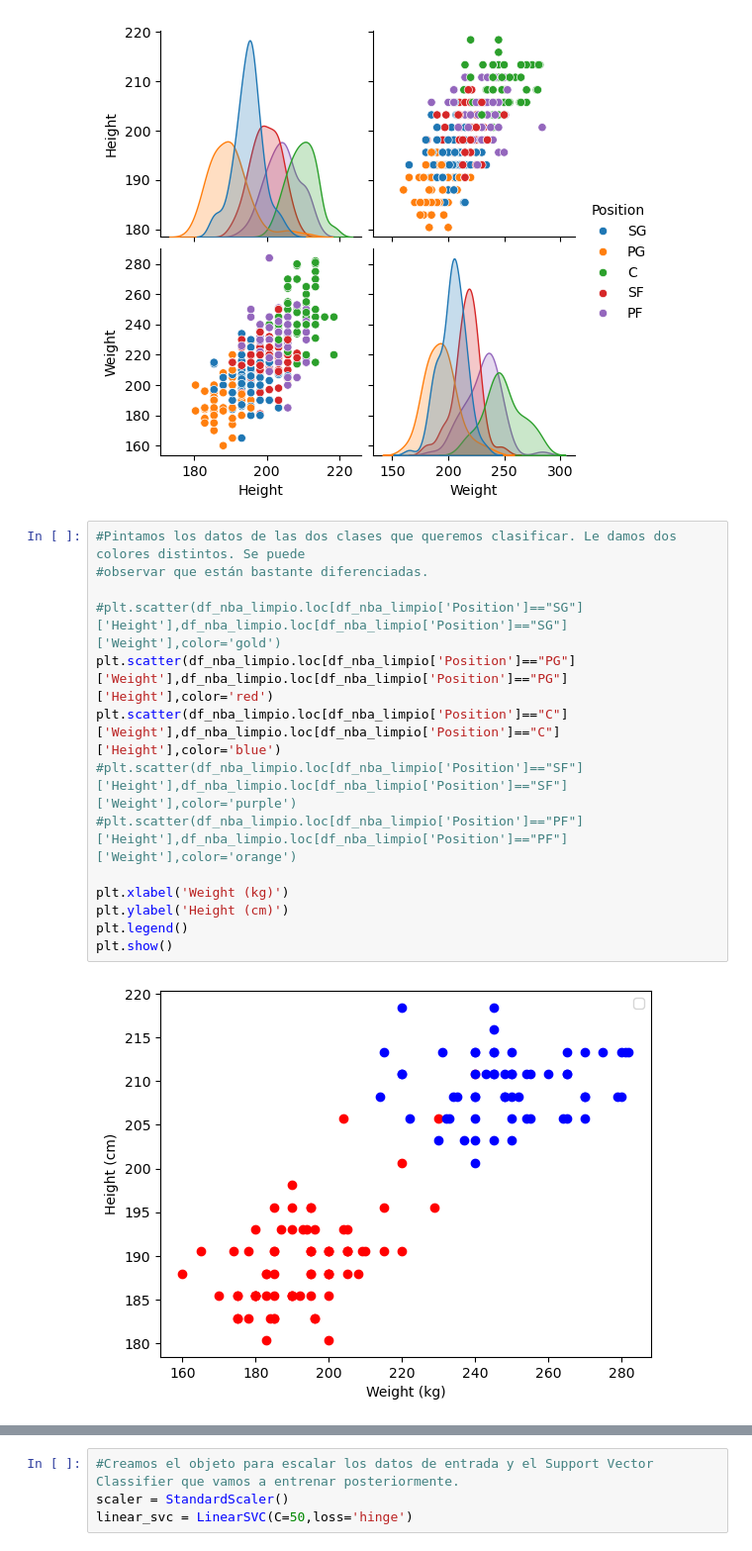
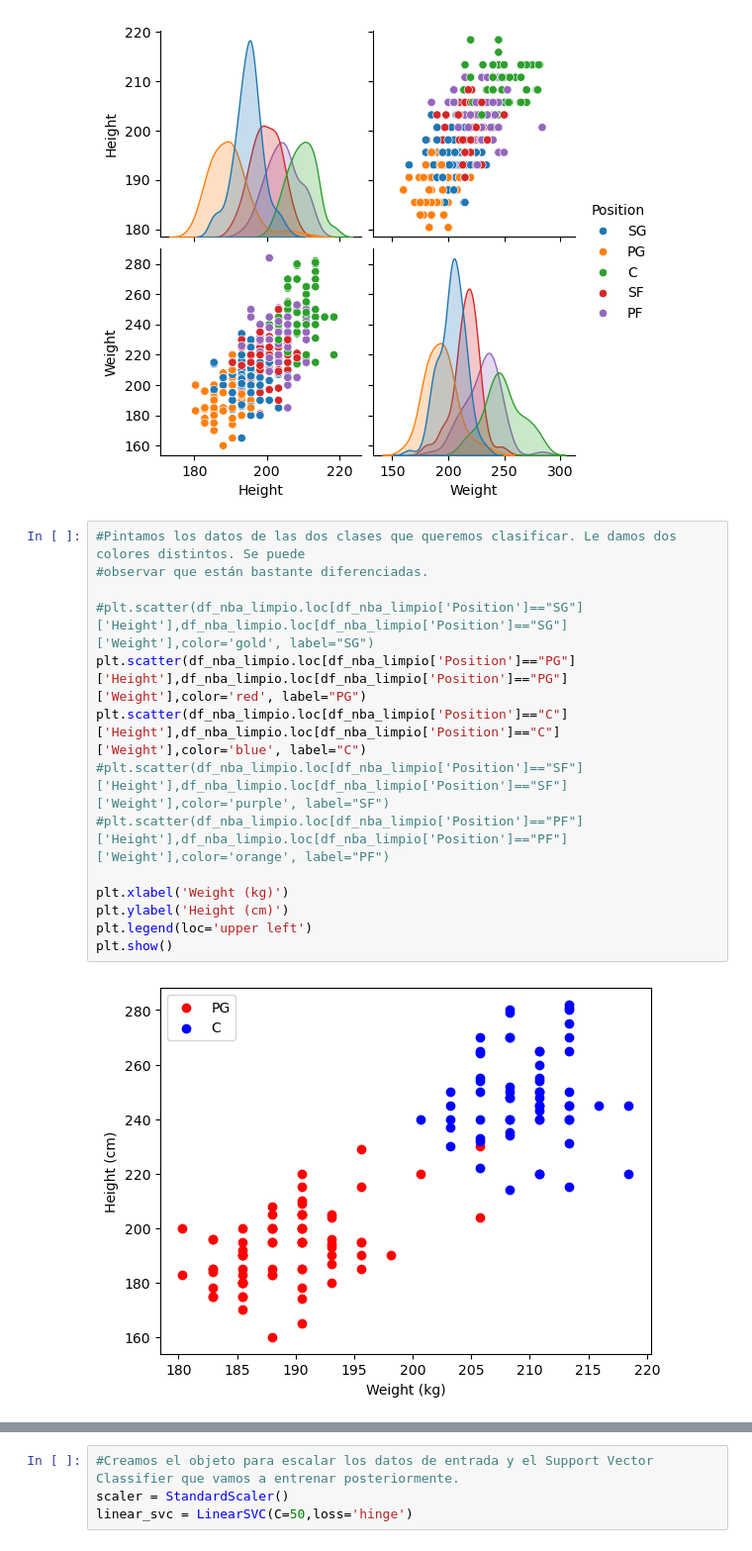
Before and after one commit to pablop11/CE_IABD, a Jupyter notebook: PIA/UNIDAD3/Actividad3_7 Clasificacion NBA/Actividad3_7.ipynb, the cells around one changed output, grey strips where cells are left out. Shown at 99% size. Cells and saved outputs as stored; diff of their text form.

```diff
--- a/PIA/UNIDAD3/Actividad3_7 Clasificacion NBA/Actividad3_7.ipynb
+++ b/PIA/UNIDAD3/Actividad3_7 Clasificacion NBA/Actividad3_7.ipynb
@@ -84,16 +84,16 @@ sns.pairplot(df_nba_limpio, hue="Position")
 # %%
 #Pintamos los datos de las dos clases que queremos clasificar. Le damos dos colores distintos. Se puede
 #observar que están bastante diferenciadas.
 
-#plt.scatter(df_nba_limpio.loc[df_nba_limpio['Position']=="SG"]['Height'],df_nba_limpio.loc[df_nba_limpio['Position']=="SG"]['Weight'],color='gold')
-plt.scatter(df_nba_limpio.loc[df_nba_limpio['Position']=="PG"]['Weight'],df_nba_limpio.loc[df_nba_limpio['Position']=="PG"]['Height'],color='red')
-plt.scatter(df_nba_limpio.loc[df_nba_limpio['Position']=="C"]['Weight'],df_nba_limpio.loc[df_nba_limpio['Position']=="C"]['Height'],color='blue')
-#plt.scatter(df_nba_limpio.loc[df_nba_limpio['Position']=="SF"]['Height'],df_nba_limpio.loc[df_nba_limpio['Position']=="SF"]['Weight'],color='purple')
-#plt.scatter(df_nba_limpio.loc[df_nba_limpio['Position']=="PF"]['Height'],df_nba_limpio.loc[df_nba_limpio['Position']=="PF"]['Weight'],color='orange')
+#plt.scatter(df_nba_limpio.loc[df_nba_limpio['Position']=="SG"]['Height'],df_nba_limpio.loc[df_nba_limpio['Position']=="SG"]['Weight'],color='gold', label="SG")
+plt.scatter(df_nba_limpio.loc[df_nba_limpio['Position']=="PG"]['Height'],df_nba_limpio.loc[df_nba_limpio['Position']=="PG"]['Weight'],color='red', label="PG")
+plt.scatter(df_nba_limpio.loc[df_nba_limpio['Position']=="C"]['Height'],df_nba_limpio.loc[df_nba_limpio['Position']=="C"]['Weight'],color='blue', label="C")
+#plt.scatter(df_nba_limpio.loc[df_nba_limpio['Position']=="SF"]['Height'],df_nba_limpio.loc[df_nba_limpio['Position']=="SF"]['Weight'],color='purple', label="SF")
+#plt.scatter(df_nba_limpio.loc[df_nba_limpio['Position']=="PF"]['Height'],df_nba_limpio.loc[df_nba_limpio['Position']=="PF"]['Weight'],color='orange', label="PF")
 
 plt.xlabel('Weight (kg)')
 plt.ylabel('Height (cm)')
-plt.legend()
+plt.legend(loc='upper left')
 plt.show()
 # %% [output]
-[figure, old version]
+[figure, new version]
```
Also changed, not shown: parts of 8 cells of this notebook.
